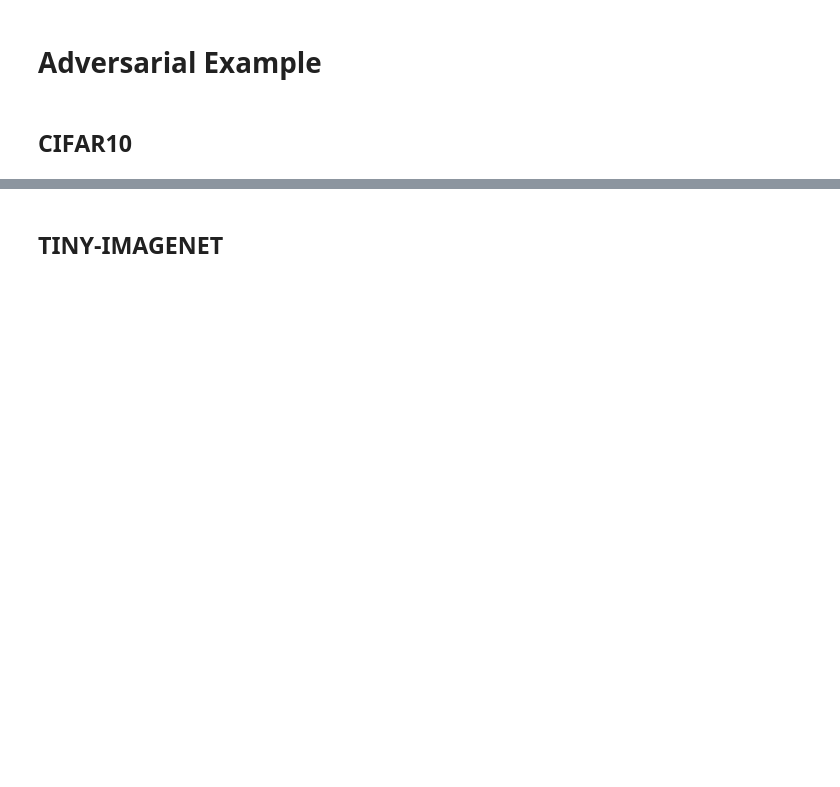
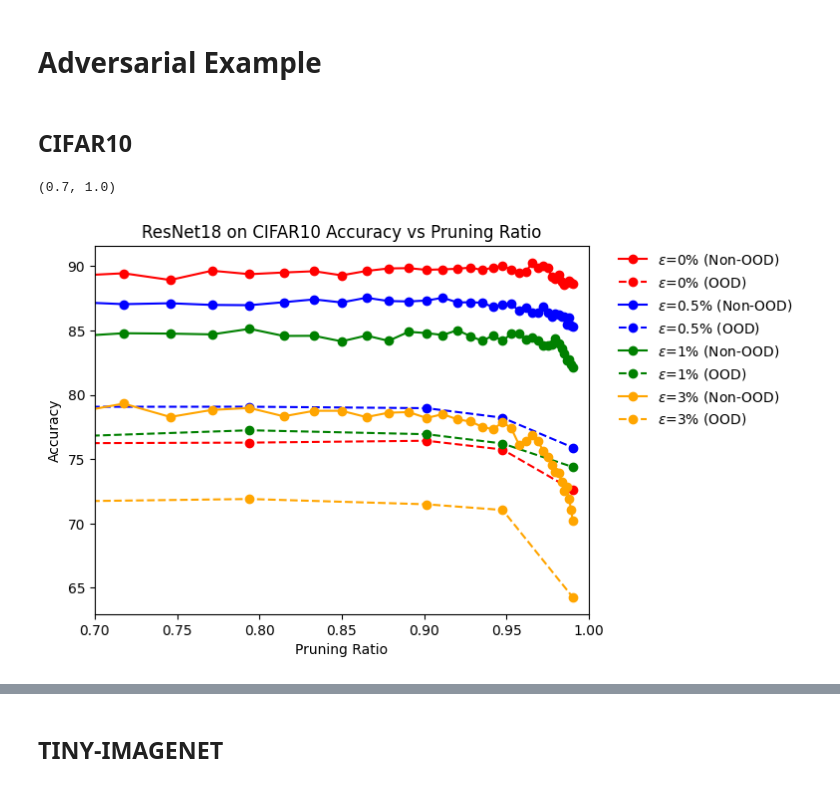
Before and after one commit to vaduraes/PruningModels, a Jupyter notebook: PlotGraphs.ipynb, the cells around one changed output, grey strips where cells are left out. Cells and saved outputs as stored; diff of their text form; code cells hidden in the pictures; blank space fills up the shorter version.

Commit message:
Pruning With Adversarial

```diff
--- a/PlotGraphs.ipynb
+++ b/PlotGraphs.ipynb
@@ -322,3 +323,39 @@ plt.legend(bbox_to_anchor=(1.05, 1), loc='upper left', borderaxespad=0., frameon
 # Adversarial Example
 # %% [markdown]
 ## CIFAR10
+# %%
+FileName=["PruningIterations_ResNet18_CIFAR_01PR_10Epochs_L2_0005.npz",
+          "PruningIterations_ResNet18_CIFAR10_V0_Adversarial_ep_05p_01PR_10Epochs_L2_0005.npz",
+          "PruningIterations_ResNet18_CIFAR10_V0_Adversarial_ep_1p_01PR_10Epochs_L2_0005.npz",
+          "PruningIterations_ResNet18_CIFAR10_V0_Adversarial_ep_3p_01PR_10Epochs_L2_0005.npz"]
+
+LegendNameNotOOD=["$\epsilon$=0% (Non-OOD)", "$\epsilon$=0.5% (Non-OOD)", "$\epsilon$=1% (Non-OOD)","$\epsilon$=3% (Non-OOD)"]
+
+LegendNameOOD=["$\epsilon$=0% (OOD)", "$\epsilon$=0.5% (OOD)", "$\epsilon$=1% (OOD)","$\epsilon$=3% (OOD)"]
+
+ColorList=["red", "blue", "green", "orange", "purple", "brown", "black"]
+
+FilePath="Networks/Progress/"
+
+
+for i in range(len(FileName)):
+    NpzPath=FilePath+FileName[i]
+    NpzData=np.load(NpzPath,allow_pickle=True)
+
+
+    PruneRatio=1-NpzData["RemainingWeights_List"]
+    TestAcc=NpzData["TestAcc"]
+    Avg_Corrup_Acc=NpzData["Avg_Corrup_Acc_List"]
+
+    plt.plot(PruneRatio,TestAcc, color=ColorList[i], label=LegendNameNotOOD[i],marker ='o')
+    plt.plot(PruneRatio[Avg_Corrup_Acc!=-1],Avg_Corrup_Acc[Avg_Corrup_Acc!=-1], color=ColorList[i], label=LegendNameOOD[i],marker ='o',linestyle='--')
+
+plt.title("ResNet18 on CIFAR10 Accuracy vs Pruning Ratio")
+plt.xlabel("Pruning Ratio")
+plt.ylabel("Accuracy")
+plt.legend(bbox_to_anchor=(1.05, 1), loc='upper left', borderaxespad=0., frameon=False)
+
+plt.xlim(0.7,1)
+# %% [output]
+(0.7, 1.0)
+[figure, added]
```
Also changed, not shown: parts of 4 cells of this notebook, 6 other files.
